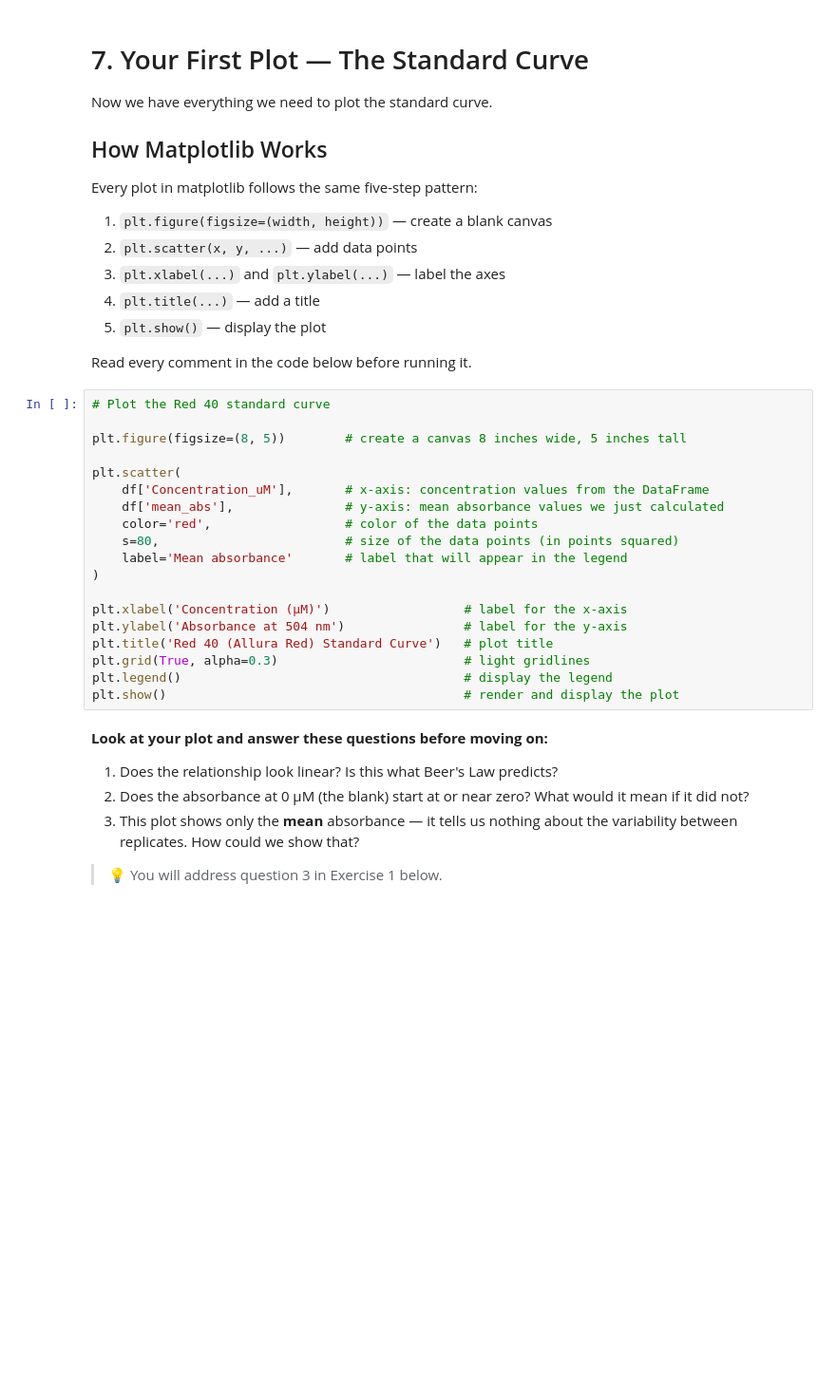
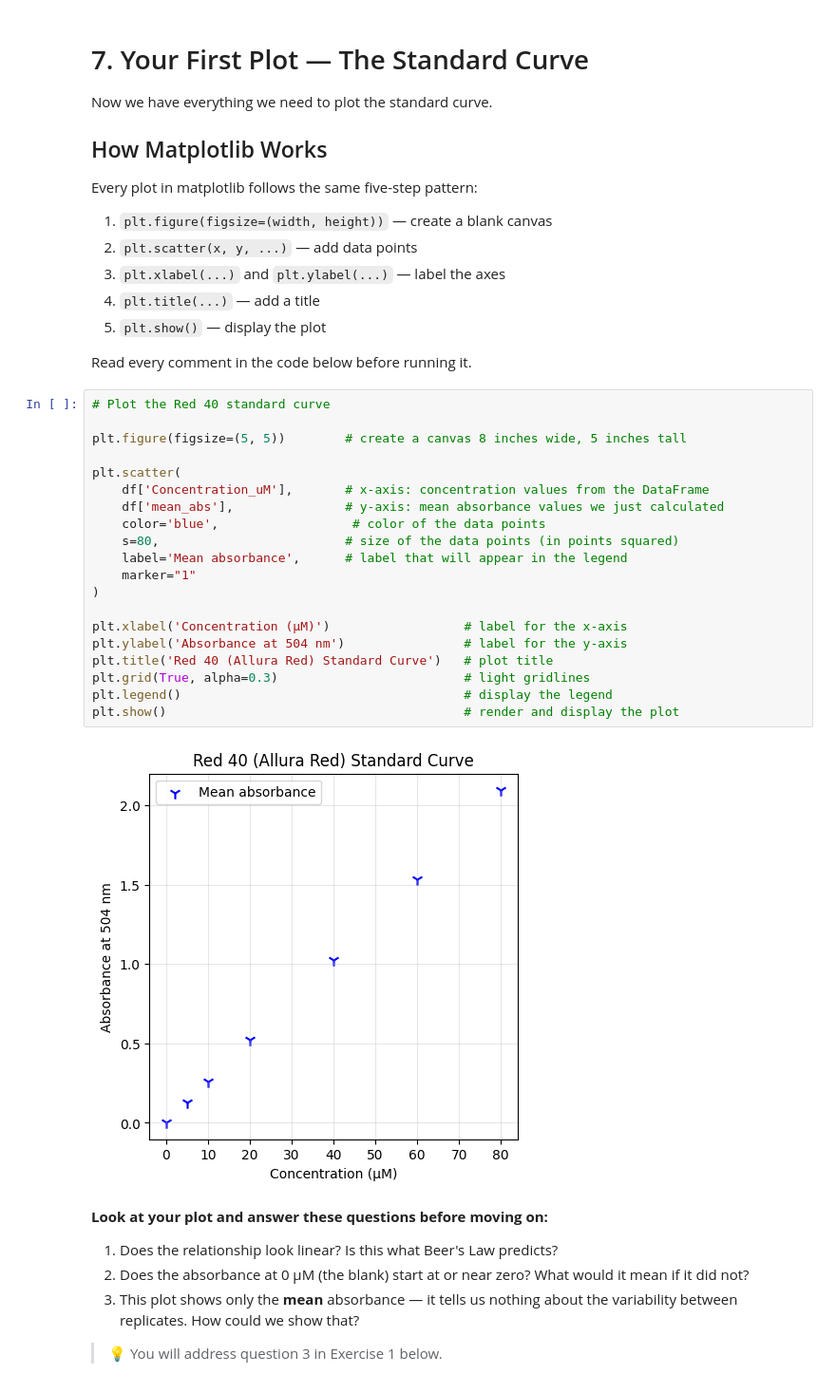
Before and after one commit to adamtmoser/July26_BCCE, a Jupyter notebook: Worked_Version_002_Pandas_and_Plotting.ipynb, the cells around one changed output. Shown at 95% size. Drawn from its saved outputs; the diff is of its cells as text; blank space fills up the shorter version.

```diff
--- a/Worked_Version_002_Pandas_and_Plotting.ipynb
+++ b/Worked_Version_002_Pandas_and_Plotting.ipynb
@@ -283,22 +326,25 @@ Read every comment in the code below before running it.
 # %%
 # Plot the Red 40 standard curve
 
-plt.figure(figsize=(8, 5))        # create a canvas 8 inches wide, 5 inches tall
+plt.figure(figsize=(5, 5))        # create a canvas 8 inches wide, 5 inches tall
 
 plt.scatter(
     df['Concentration_uM'],       # x-axis: concentration values from the DataFrame
     df['mean_abs'],               # y-axis: mean absorbance values we just calculated
-    color='red',                  # color of the data points
+    color='blue',                  # color of the data points
     s=80,                         # size of the data points (in points squared)
-    label='Mean absorbance'       # label that will appear in the legend
+    label='Mean absorbance',      # label that will appear in the legend
+    marker="1"
 )
 
 plt.xlabel('Concentration (µM)')                  # label for the x-axis
 plt.ylabel('Absorbance at 504 nm')                # label for the y-axis
 plt.title('Red 40 (Allura Red) Standard Curve')   # plot title
 plt.grid(True, alpha=0.3)                         # light gridlines
 plt.legend()                                      # display the legend
 plt.show()                                        # render and display the plot
+# %% [output]
+[figure, added]
 # %% [markdown]
 **Look at your plot and answer these questions before moving on:**
 
```
Also changed, not shown: parts of 8 cells of this notebook.
